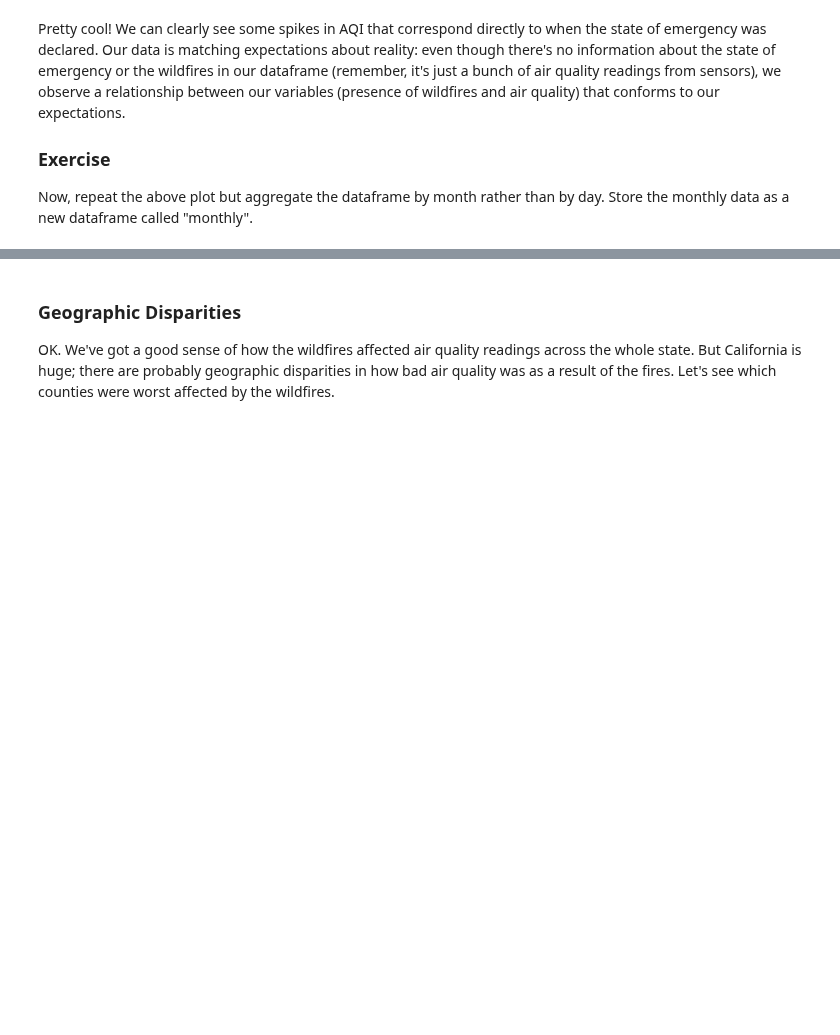
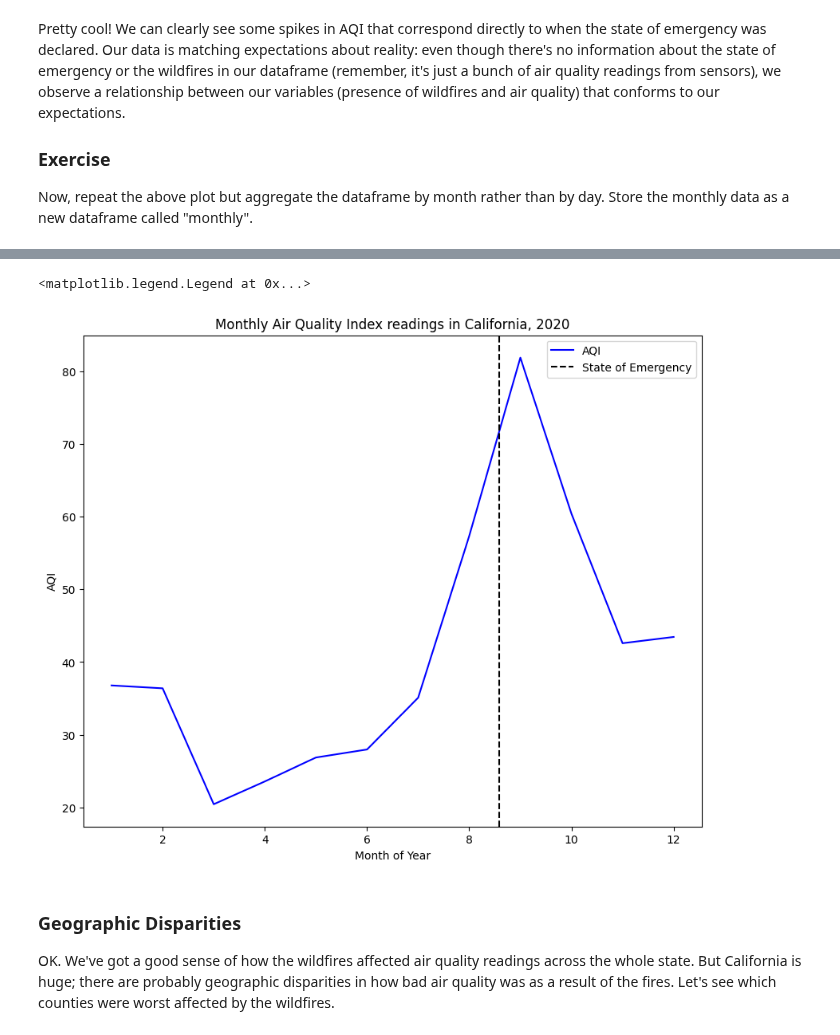
Before and after one commit to alixtrn/QM2, a Jupyter notebook: W3_spatial_data.ipynb, the cells around one changed output, grey strips where cells are left out. Drawn from its saved outputs; the diff is of its cells as text; code cells hidden in the pictures; blank space fills up the shorter version.

```diff
--- a/W3_spatial_data.ipynb
+++ b/W3_spatial_data.ipynb
@@ -83,3 +119,9 @@ When I print the new columns we've made ("Month" and "Day") next to the original
 ### Exercise
 
 [Here's](https://pandas.pydata.org/docs/reference/api/pandas.Series.dt.dayofyear.html) the documentation for the pandas function that allowed us to extract the day of year from the datetime column. Using the documentation on this page, create a new column in the dataframe that contains the week of year.
+# %%
+##EXERCISE:
+# we cannot extract the week from the Date column and save it as a new column in the same way as it was done for month, day and year.
+# let's use .dayofyear
+df['Week']=
+# I have no idea how to do that…
@@ -122,3 +185,6 @@ Pretty cool! We can clearly see some spikes in AQI that correspond directly to w
 
 ### Exercise
 Now, repeat the above plot but aggregate the dataframe by month rather than by day. Store the monthly data as a new dataframe called "monthly".
+# %%
+ monthly=df.groupby('Month')['AQI'].mean()
+ monthly
@@ -125,3 +207,16 @@ Now, repeat the above plot but aggregate the dataframe by month rather than by d
+# %%
+# plot the monthly data
+monthly.plot(color='blue')
+#add title and axis labels
+plt.title('Monthly Air Quality Index readings in California, 2020')
+plt.ylabel('AQI')
+plt.xlabel('Month of Year')
+# add a dashed black line on August (the 8th month of the year) — we could also be more precise and say that 18-08-2020 is equivalent to the 8.58th month of the year)
+plt.axvline(8.58, color='black', linestyle='--', label='State of Emergency')
+plt.legend() #prints the legend of the plot on the side with the correct labels.
+# %% [output]
+<matplotlib.legend.Legend at 0x...>
+[figure, added]
 # %% [markdown]
 ### Geographic Disparities
 
```
Also changed, not shown: parts of 23 cells of this notebook.
